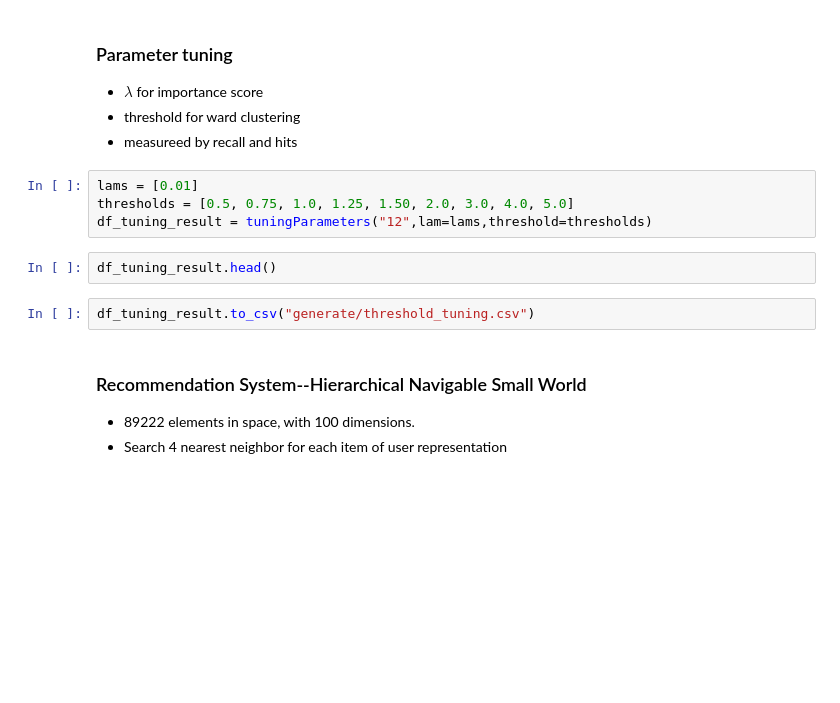
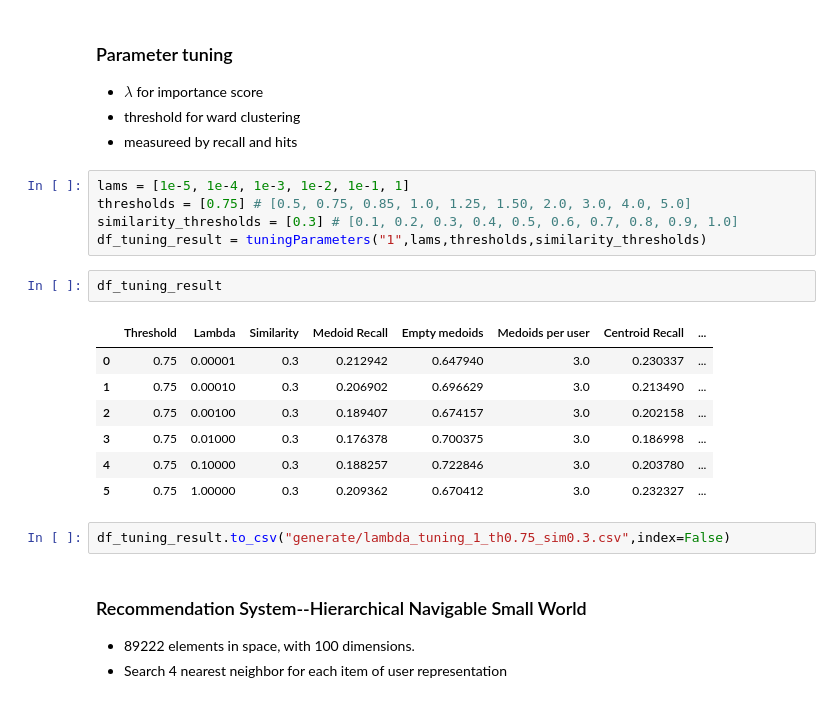
Before and after one commit to hujingwei3303/DM-project, a Jupyter notebook: DM.ipynb, the cells around one changed output. Saved outputs shown, nothing was run; the diff lists cells and outputs as text; blank space fills up the shorter version.

```diff
--- a/DM.ipynb
+++ b/DM.ipynb
@@ -165,13 +176,22 @@ If use mean of user history as representation, get recall 0.29, the percentage o
 * threshold for ward clustering
 * measureed by recall and hits
 # %%
-lams = [0.01]
-thresholds = [0.5, 0.75, 1.0, 1.25, 1.50, 2.0, 3.0, 4.0, 5.0]
-df_tuning_result = tuningParameters("12",lam=lams,threshold=thresholds)
+lams = [1e-5, 1e-4, 1e-3, 1e-2, 1e-1, 1]
+thresholds = [0.75] # [0.5, 0.75, 0.85, 1.0, 1.25, 1.50, 2.0, 3.0, 4.0, 5.0]
+similarity_thresholds = [0.3] # [0.1, 0.2, 0.3, 0.4, 0.5, 0.6, 0.7, 0.8, 0.9, 1.0]
+df_tuning_result = tuningParameters("1",lams,thresholds,similarity_thresholds)
 # %%
-df_tuning_result.head()
+df_tuning_result
+# %% [output]
+|  | Threshold | Lambda | Similarity | Medoid Recall | Empty medoids | Medoids per user | Centroid Recall | ... |
+| 0 | 0.75 | 0.00001 | 0.3 | 0.212942 | 0.647940 | 3.0 | 0.230337 | ... |
+| 1 | 0.75 | 0.00010 | 0.3 | 0.206902 | 0.696629 | 3.0 | 0.213490 | ... |
+| 2 | 0.75 | 0.00100 | 0.3 | 0.189407 | 0.674157 | 3.0 | 0.202158 | ... |
+| 3 | 0.75 | 0.01000 | 0.3 | 0.176378 | 0.700375 | 3.0 | 0.186998 | ... |
+| 4 | 0.75 | 0.10000 | 0.3 | 0.188257 | 0.722846 | 3.0 | 0.203780 | ... |
+| 5 | 0.75 | 1.00000 | 0.3 | 0.209362 | 0.670412 | 3.0 | 0.232327 | ... |
 # %%
-df_tuning_result.to_csv("generate/threshold_tuning.csv")
+df_tuning_result.to_csv("generate/lambda_tuning_1_th0.75_sim0.3.csv",index=False)
 # %% [markdown]
 ### Recommendation System--Hierarchical Navigable Small World
 * 89222 elements in space, with 100 dimensions.
```
Also changed, not shown: parts of 9 cells of this notebook, 2 other files.
